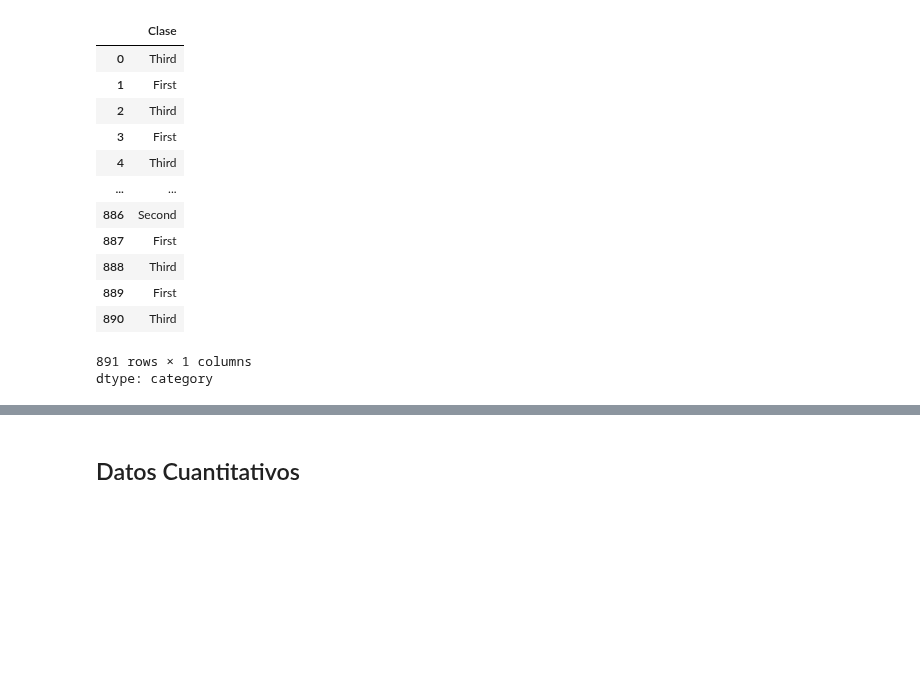
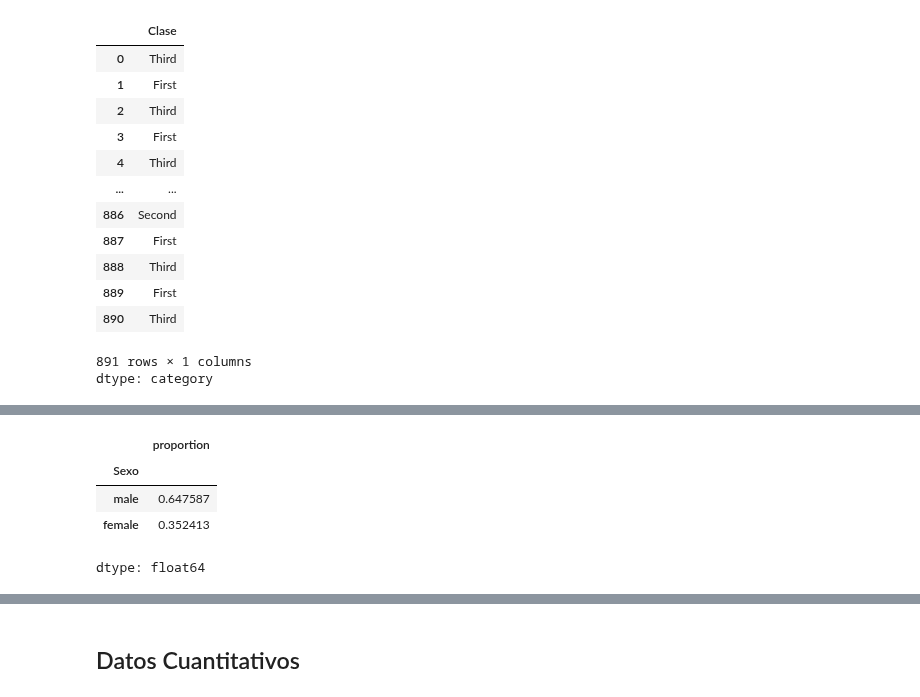
Before and after one commit to escorpio11/programa-python, a Jupyter notebook: Modulo04/Sesión_5_Univariado_[Professor_View].ipynb, the cells around one changed output, grey strips where cells are left out. Drawn from its saved outputs; the diff is of its cells as text; code cells hidden in the pictures; blank space fills up the shorter version.

```diff
--- a/Modulo04/Sesión_5_Univariado_[Professor_View].ipynb
+++ b/Modulo04/Sesión_5_Univariado_[Professor_View].ipynb
@@ -157,0 +167,9 @@ dtype: category
+# %%
+b = df['Sexo'].value_counts(normalize=True)
+b
+# %% [output]
+|  | proportion |
+| Sexo |  |
+| male | 0.647587 |
+| female | 0.352413 |
+dtype: float64
```
Also changed, not shown: parts of 7 cells of this notebook.
